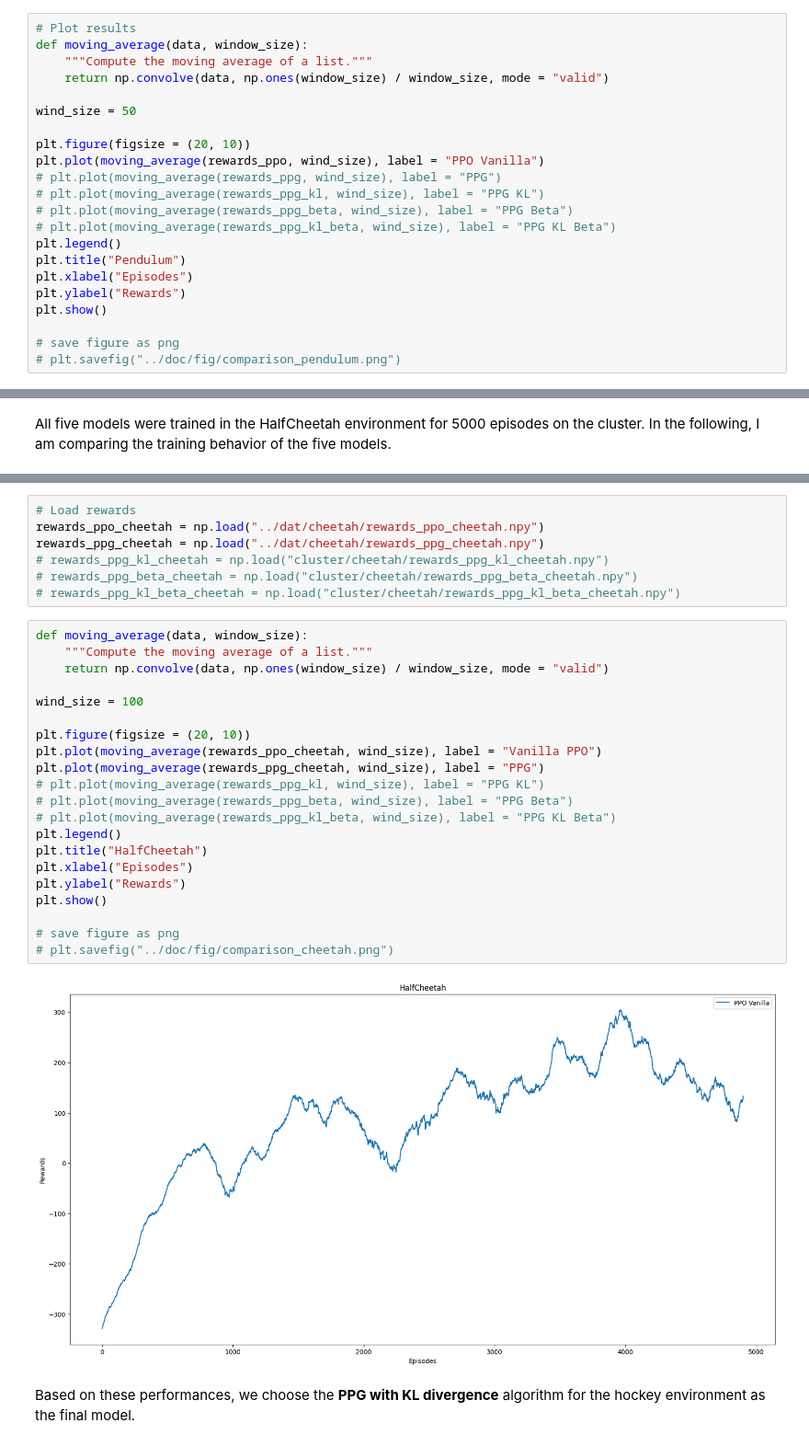
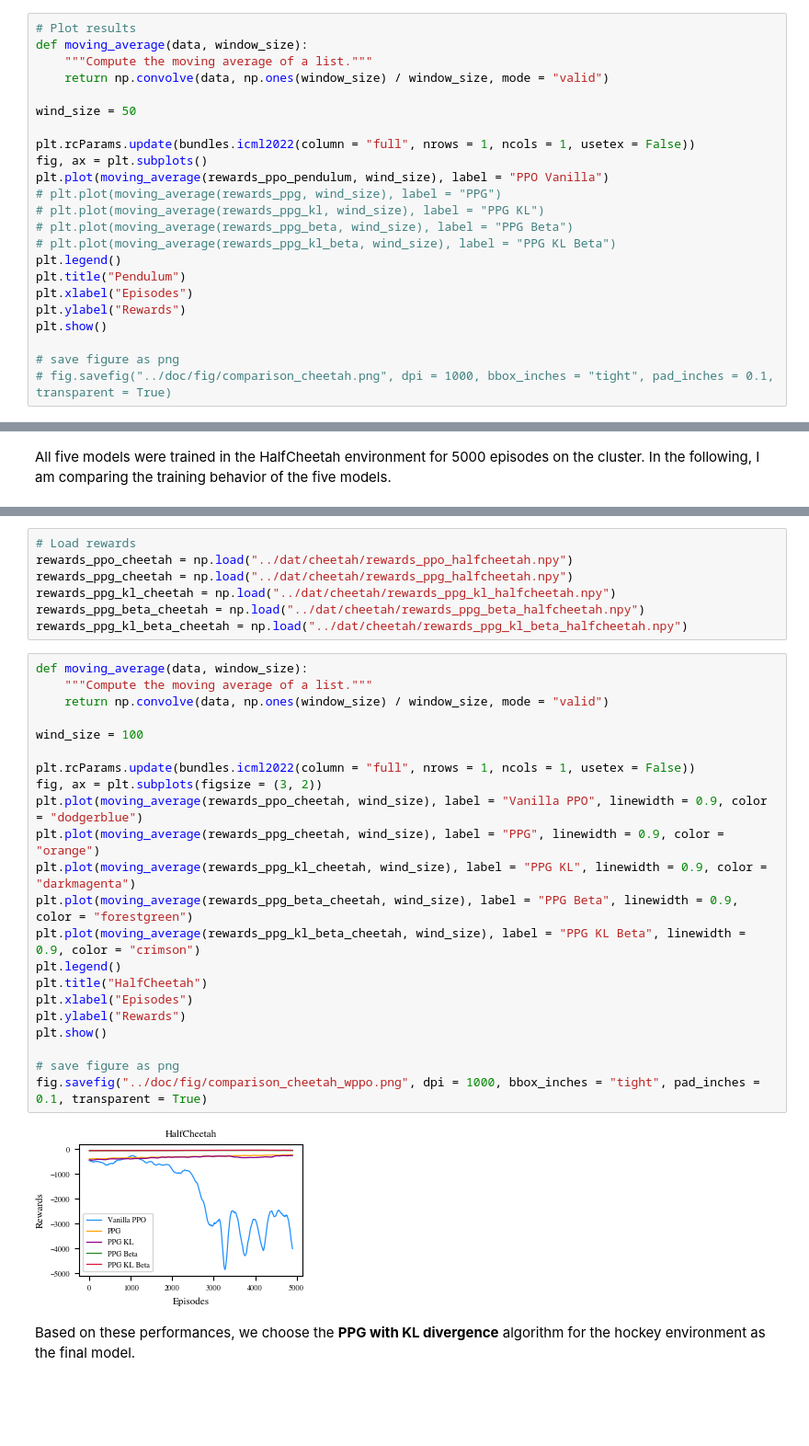
Before and after one commit to kimmizi/PuckAI, a Jupyter notebook: exp/Documentation_RL_Project.ipynb, the cells around one changed output, grey strips where cells are left out. Shown at 92% size. Drawn from its saved outputs; the diff is of its cells as text; blank space fills up the shorter version.

```diff
--- a/exp/Documentation_RL_Project.ipynb
+++ b/exp/Documentation_RL_Project.ipynb
@@ -274,8 +259,9 @@ def moving_average(data, window_size):
 
 wind_size = 50
 
-plt.figure(figsize = (20, 10))
-plt.plot(moving_average(rewards_ppo, wind_size), label = "PPO Vanilla")
+plt.rcParams.update(bundles.icml2022(column = "full", nrows = 1, ncols = 1, usetex = False))
+fig, ax = plt.subplots()
+plt.plot(moving_average(rewards_ppo_pendulum, wind_size), label = "PPO Vanilla")
 # plt.plot(moving_average(rewards_ppg, wind_size), label = "PPG")
 # plt.plot(moving_average(rewards_ppg_kl, wind_size), label = "PPG KL")
 # plt.plot(moving_average(rewards_ppg_beta, wind_size), label = "PPG Beta")
@@ -287,5 +273,5 @@ plt.ylabel("Rewards")
 plt.show()
 
 # save figure as png
-# plt.savefig("../doc/fig/comparison_pendulum.png")
+# fig.savefig("../doc/fig/comparison_cheetah.png", dpi = 1000, bbox_inches = "tight", pad_inches = 0.1, transparent = True)
 # %% [output]
@@ -335,33 +301,34 @@ KeyboardInterrupt:
 # %%
 # Load rewards
-rewards_ppo_cheetah = np.load("../dat/cheetah/rewards_ppo_cheetah.npy")
-rewards_ppg_cheetah = np.load("../dat/cheetah/rewards_ppg_cheetah.npy")
-# rewards_ppg_kl_cheetah = np.load("cluster/cheetah/rewards_ppg_kl_cheetah.npy")
-# rewards_ppg_beta_cheetah = np.load("cluster/cheetah/rewards_ppg_beta_cheetah.npy")
-# rewards_ppg_kl_beta_cheetah = np.load("cluster/cheetah/rewards_ppg_kl_beta_cheetah.npy")
+rewards_ppo_cheetah = np.load("../dat/cheetah/rewards_ppo_halfcheetah.npy")
+rewards_ppg_cheetah = np.load("../dat/cheetah/rewards_ppg_halfcheetah.npy")
+rewards_ppg_kl_cheetah = np.load("../dat/cheetah/rewards_ppg_kl_halfcheetah.npy")
+rewards_ppg_beta_cheetah = np.load("../dat/cheetah/rewards_ppg_beta_halfcheetah.npy")
+rewards_ppg_kl_beta_cheetah = np.load("../dat/cheetah/rewards_ppg_kl_beta_halfcheetah.npy")
 # %%
 def moving_average(data, window_size):
     """Compute the moving average of a list."""
     return np.convolve(data, np.ones(window_size) / window_size, mode = "valid")
 
 wind_size = 100
 
-plt.figure(figsize = (20, 10))
-plt.plot(moving_average(rewards_ppo_cheetah, wind_size), label = "Vanilla PPO")
-plt.plot(moving_average(rewards_ppg_cheetah, wind_size), label = "PPG")
-# plt.plot(moving_average(rewards_ppg_kl, wind_size), label = "PPG KL")
-# plt.plot(moving_average(rewards_ppg_beta, wind_size), label = "PPG Beta")
-# plt.plot(moving_average(rewards_ppg_kl_beta, wind_size), label = "PPG KL Beta")
+plt.rcParams.update(bundles.icml2022(column = "full", nrows = 1, ncols = 1, usetex = False))
+fig, ax = plt.subplots(figsize = (3, 2))
+plt.plot(moving_average(rewards_ppo_cheetah, wind_size), label = "Vanilla PPO", linewidth = 0.9, color = "dodgerblue")
+plt.plot(moving_average(rewards_ppg_cheetah, wind_size), label = "PPG", linewidth = 0.9, color = "orange")
+plt.plot(moving_average(rewards_ppg_kl_cheetah, wind_size), label = "PPG KL", linewidth = 0.9, color = "darkmagenta")
+plt.plot(moving_average(rewards_ppg_beta_cheetah, wind_size), label = "PPG Beta", linewidth = 0.9, color = "forestgreen")
+plt.plot(moving_average(rewards_ppg_kl_beta_cheetah, wind_size), label = "PPG KL Beta", linewidth = 0.9, color = "crimson")
 plt.legend()
 plt.title("HalfCheetah")
 plt.xlabel("Episodes")
 plt.ylabel("Rewards")
 plt.show()
 
 # save figure as png
-# plt.savefig("../doc/fig/comparison_cheetah.png")
+fig.savefig("../doc/fig/comparison_cheetah_wppo.png", dpi = 1000, bbox_inches = "tight", pad_inches = 0.1, transparent = True)
 # %% [output]
-[figure, old version]
+[figure, new version]
 # %% [markdown]
 Based on these performances, we choose the **PPG with KL divergence** algorithm for the hockey environment as the final model.
 # %% [markdown]
```
Also changed, not shown: parts of 15 cells of this notebook, 7 other files.
